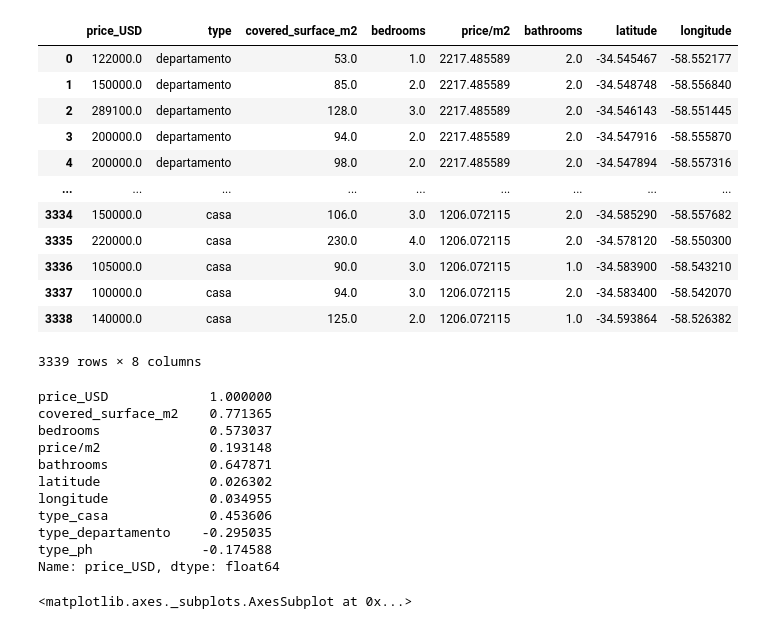
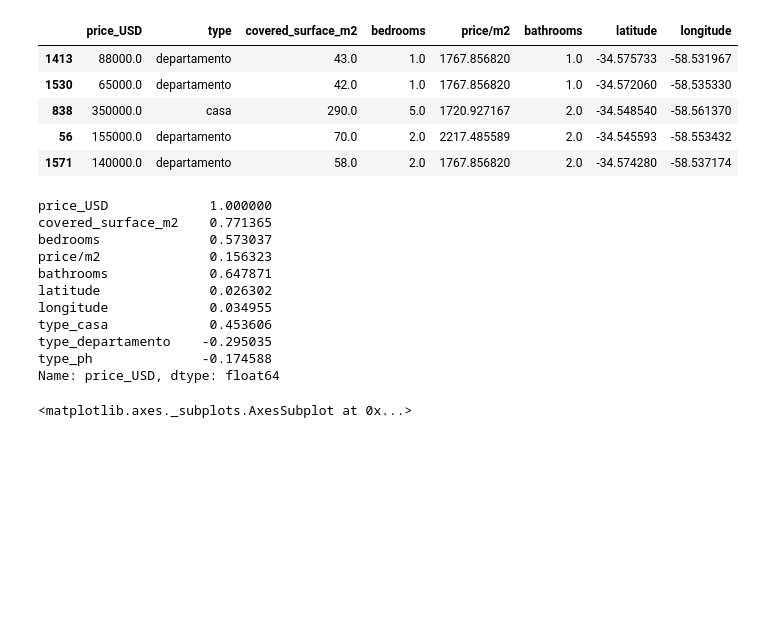
Before and after one commit to nvrancovich/san-martin-propiedades, a Jupyter notebook: modelo_machine_learning.ipynb, the cells around one changed output. Cells and saved outputs as stored; diff of their text form; code cells hidden in the pictures; blank space fills up the shorter version.

```diff
--- a/modelo_machine_learning.ipynb
+++ b/modelo_machine_learning.ipynb
@@ -7,13 +7,13 @@ import seaborn as sns
 segments = gpd.read_file('segmentacion_general_san_martin.geojson')
 segments.rename(columns={'name':'area', 'description':'region'},inplace=True)
 
-props = pd.read_csv('https://raw.githubusercontent.com/nvrancovich/san_martin_propiedades_geodatos/main/features_propiedades_4371.csv')
+props = pd.read_csv('https://raw.githubusercontent.com/nvrancovich/san_martin_propiedades_geodatos/main/features_propiedades_4371.csv', index_col=0)
 props = gpd.GeoDataFrame(props, geometry=gpd.points_from_xy(props.longitude, props.latitude))
 props = props.set_crs('EPSG:4326')
 
 
 df = props.sjoin(segments, how='inner')
-df.drop(columns = ['Unnamed: 0','index_right','region','geometry'], inplace=True)
+df.drop(columns = ['index_right','region','geometry'], inplace=True)
 df['price/m2'] = df.price_USD / df.covered_surface_m2
 
 segments_avg = df.groupby('area').mean()[['covered_surface_m2', 'antiquity', 'price_USD', 'price/m2']].reset_index(level=0)
@@ -30,19 +30,12 @@ df.dropna(subset=['covered_surface_m2'], axis=0, inplace=True)
 df.dropna(subset=['price_USD'], axis=0, inplace=True)
 df = df[['price_USD','type','covered_surface_m2','bedrooms','price/m2','bathrooms','latitude','longitude']]
 df.reset_index(drop=True, inplace=True)
-# %%
-df
-# %% [output]
-|  | price_USD | type | covered_surface_m2 | bedrooms | price/m2 | bathrooms | latitude | longitude |
-| 0 | 122000.0 | departamento | 53.0 | 1.0 | 2217.485589 | 2.0 | -34.545467 | -58.552177 |
-| 1 | 150000.0 | departamento | 85.0 | 2.0 | 2217.485589 | 2.0 | -34.548748 | -58.556840 |
-| 2 | 289100.0 | departamento | 128.0 | 3.0 | 2217.485589 | 2.0 | -34.546143 | -58.551445 |
-| 3 | 200000.0 | departamento | 94.0 | 2.0 | 2217.485589 | 2.0 | -34.547916 | -58.555870 |
-| 4 | 200000.0 | departamento | 98.0 | 2.0 | 2217.485589 | 2.0 | -34.547894 | -58.557316 |
-| ... | ... | ... | ... | ... | ... | ... | ... | ... |
-| 3334 | 150000.0 | casa | 106.0 | 3.0 | 1206.072115 | 2.0 | -34.585290 | -58.557682 |
-| 3335 | 220000.0 | casa | 230.0 | 4.0 | 1206.072115 | 2.0 | -34.578120 | -58.550300 |
-| 3336 | 105000.0 | casa | 90.0 | 3.0 | 1206.072115 | 1.0 | -34.583900 | -58.543210 |
-| 3337 | 100000.0 | casa | 94.0 | 3.0 | 1206.072115 | 2.0 | -34.583400 | -58.542070 |
-| 3338 | 140000.0 | casa | 125.0 | 2.0 | 1206.072115 | 1.0 | -34.593864 | -58.526382 |
-3339 rows × 8 columns
+# %%
+df.sample(5)
+# %% [output]
+|  | price_USD | type | covered_surface_m2 | bedrooms | price/m2 | bathrooms | latitude | longitude |
+| 1413 | 88000.0 | departamento | 43.0 | 1.0 | 1767.856820 | 1.0 | -34.575733 | -58.531967 |
+| 1530 | 65000.0 | departamento | 42.0 | 1.0 | 1767.856820 | 1.0 | -34.572060 | -58.535330 |
+| 838 | 350000.0 | casa | 290.0 | 5.0 | 1720.927167 | 2.0 | -34.548540 | -58.561370 |
+| 56 | 155000.0 | departamento | 70.0 | 2.0 | 2217.485589 | 2.0 | -34.545593 | -58.553432 |
+| 1571 | 140000.0 | departamento | 58.0 | 2.0 | 1767.856820 | 2.0 | -34.574280 | -58.537174 |
@@ -54,7 +49,7 @@ df.corr().price_USD
 price_USD             1.000000
 covered_surface_m2    0.771365
 bedrooms              0.573037
-price/m2              0.193148
+price/m2              0.156323
 bathrooms             0.647871
 latitude              0.026302
 longitude             0.034955
```
Also changed, not shown: parts of 9 cells of this notebook, 3 other files.
